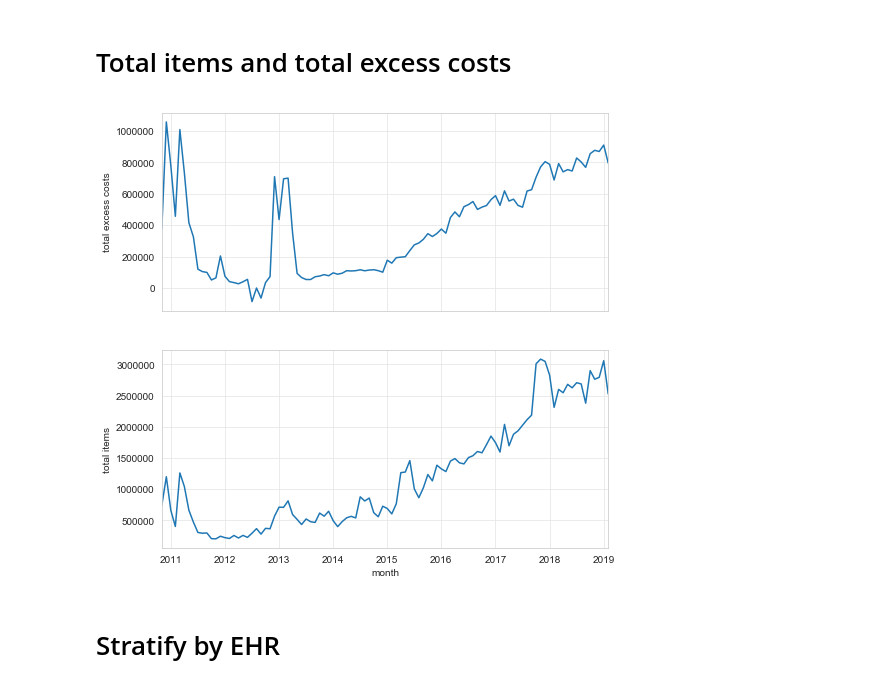
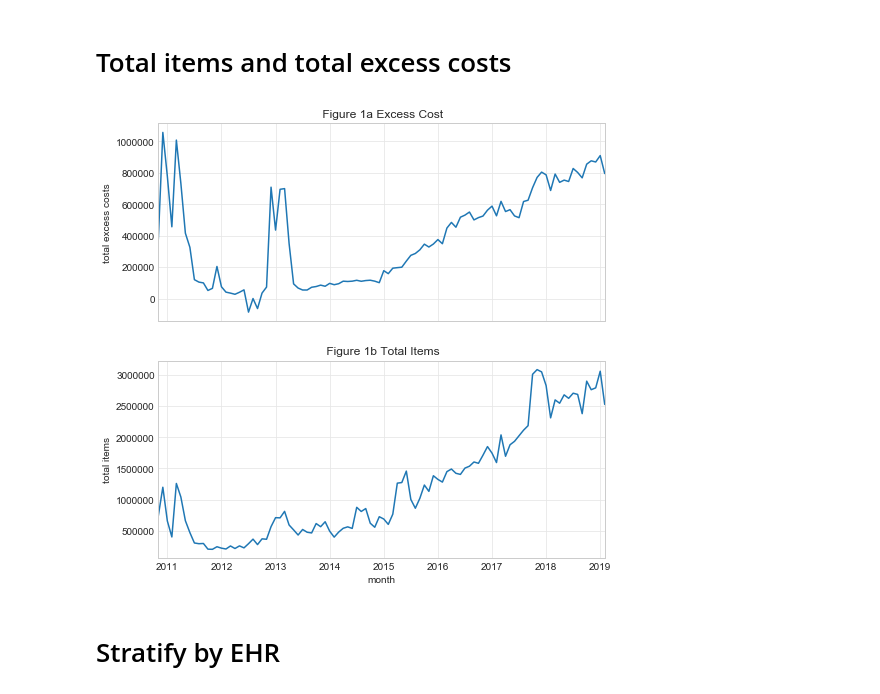
Before and after one commit to ebmdatalab/ghost_branded_generics_paper, a Jupyter notebook: Ghost Branded Generics.ipynb, the cells around one changed output. Cells and saved outputs as stored; diff of their text form; code cells hidden in the pictures.

Commit message:
update chart titles
added title to total items and excess cost

```diff
--- a/Ghost Branded Generics.ipynb
+++ b/Ghost Branded Generics.ipynb
@@ -128,16 +128,18 @@ plt.show()
 # %%
 f = plt.figure(figsize=(8, 8))
 layout = gridspec.GridSpec(2, 1, figure=f)
 top_plot = plt.subplot(layout[0])
 bottom_plot = plt.subplot(layout[1], sharex=top_plot)  # Share the Y axis
 
 ax = practice.groupby('month').sum()['possible_savings'].plot(ax=top_plot)
+ax.set_title(' Figure 1a Excess Cost')
 ax.set_ylabel('total excess costs')
 ax = practice.groupby('month').sum()['items'].plot(ax=bottom_plot)
 ax.set_ylabel('total items')
+ax.set_title(' Figure 1b Total Items')
 plt.show()
 # %% [output]
-[figure, old version]
+[figure, new version]
 # %% [markdown]
 # Stratify by EHR
 # %%
```
Also changed, not shown: parts of 3 cells of this notebook, 2 other files.
